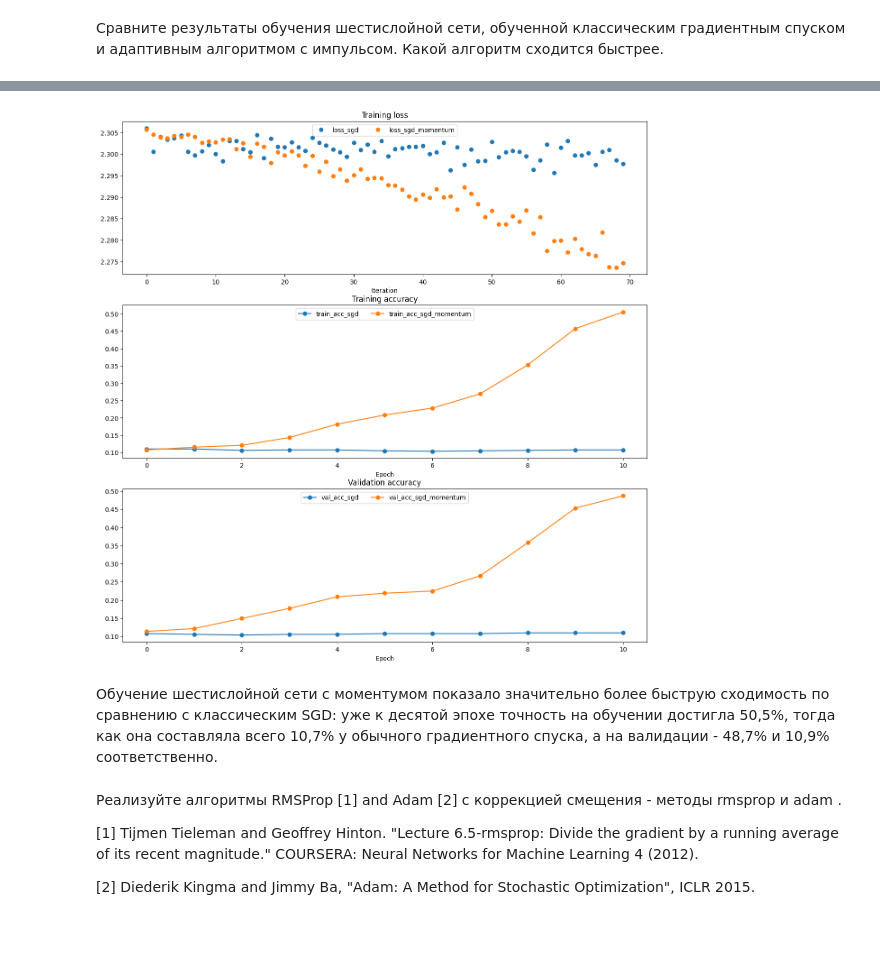
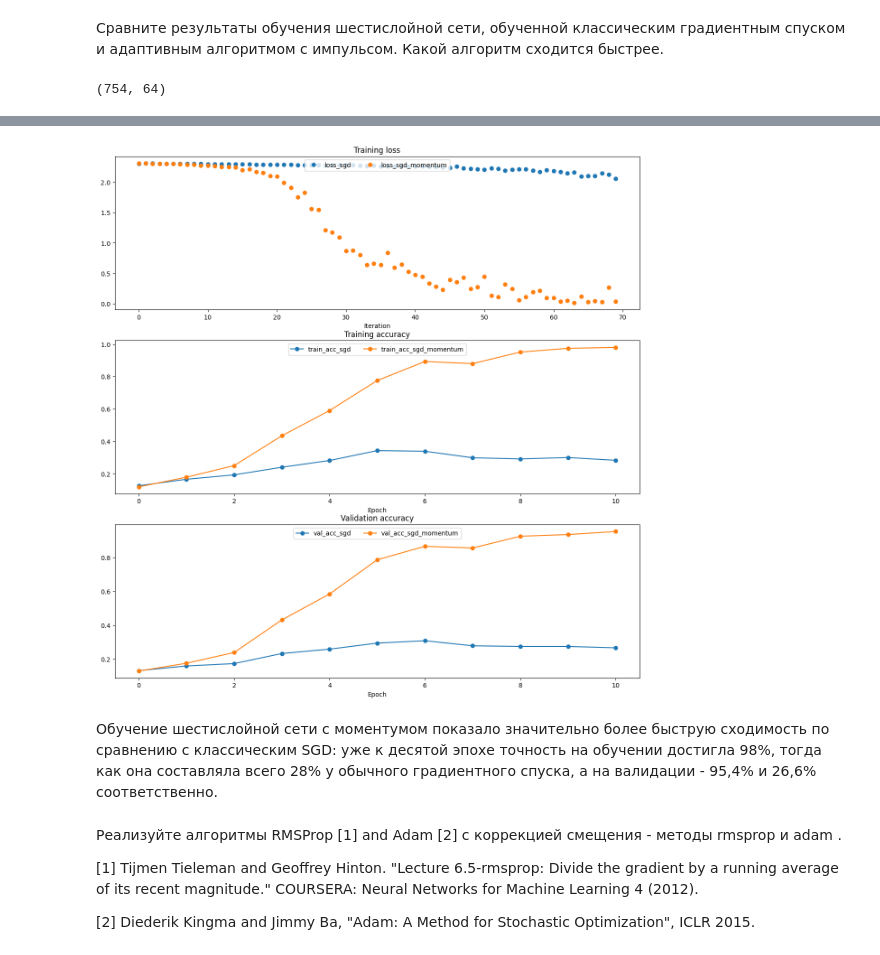
Before and after one commit to SonianF/Deep_Learning, a Jupyter notebook: lab_3/assignment3.ipynb, the cells around one changed output, grey strips where cells are left out. Cells and saved outputs as stored; diff of their text form; code cells hidden in the pictures.

```diff
--- a/lab_3/assignment3.ipynb
+++ b/lab_3/assignment3.ipynb
@@ -571,8 +571,12 @@ next_w error:  8.882347033505819e-09
 velocity error:  4.269287743278663e-09
 # %% [markdown]
 Сравните результаты обучения шестислойной сети, обученной классическим градиентным спуском и адаптивным алгоритмом с импульсом. Какой алгоритм сходится быстрее.
+# %%
+data['X_train'].shape
+# %% [output]
+(754, 64)
 # %%
-num_train = 1000
+num_train = 700
 small_data = {
   'X_train': data['X_train'][:num_train],
   'y_train': data['y_train'][:num_train],
@@ -584,13 +588,13 @@ solvers = {}
 
 for update_rule in ['sgd', 'sgd_momentum']:
   print('running with ', update_rule)
-  model = FullyConnectedNet([250, 200, 150, 100, 50], input_dim=data['X_train'].shape[1], weight_scale=5e-2)
+  model = FullyConnectedNet([100, 200, 150, 100, 300], input_dim=data['X_train'].shape[1], weight_scale=5e-2)
 
   solver = Solver(model, small_data,
                   num_epochs=10, batch_size=100,
                   update_rule=update_rule,
                   optim_config={
-                    'learning_rate': 5e-3,
+                    'learning_rate': 5e-2,
                   },
                   verbose=True)
   solvers[update_rule] = solver
@@ -645,6 +649,6 @@ running with  sgd
-[figure, old version]
+[figure, new version]
 # %% [markdown]
-Обучение шестислойной сети с моментумом показало значительно более быструю сходимость по сравнению с классическим SGD: уже к десятой эпохе точность на обучении достигла 50,5%, тогда как она составляла всего 10,7% у обычного градиентного спуска, а на валидации - 48,7% и 10,9% соответственно.
+Обучение шестислойной сети с моментумом показало значительно более быструю сходимость по сравнению с классическим SGD: уже к десятой эпохе точность на обучении достигла 98%, тогда как она составляла всего 28% у обычного градиентного спуска, а на валидации - 95,4% и 26,6% соответственно.
 # %% [markdown]
 Реализуйте алгоритмы RMSProp [1] and Adam [2] с коррекцией смещения  - методы rmsprop и adam .
 
```
Also changed, not shown: parts of 5 cells of this notebook.
